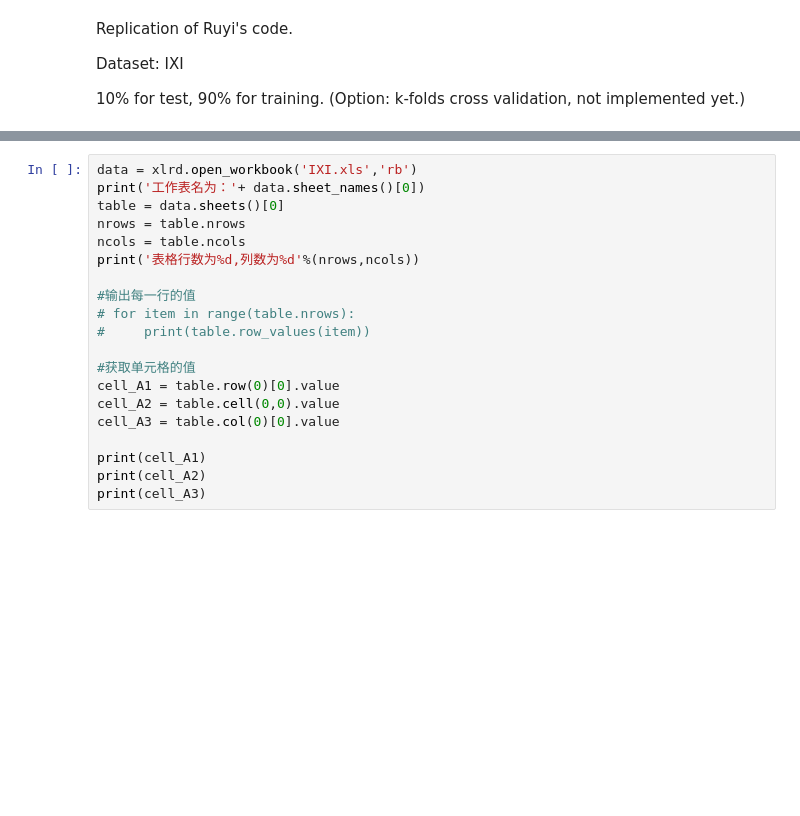
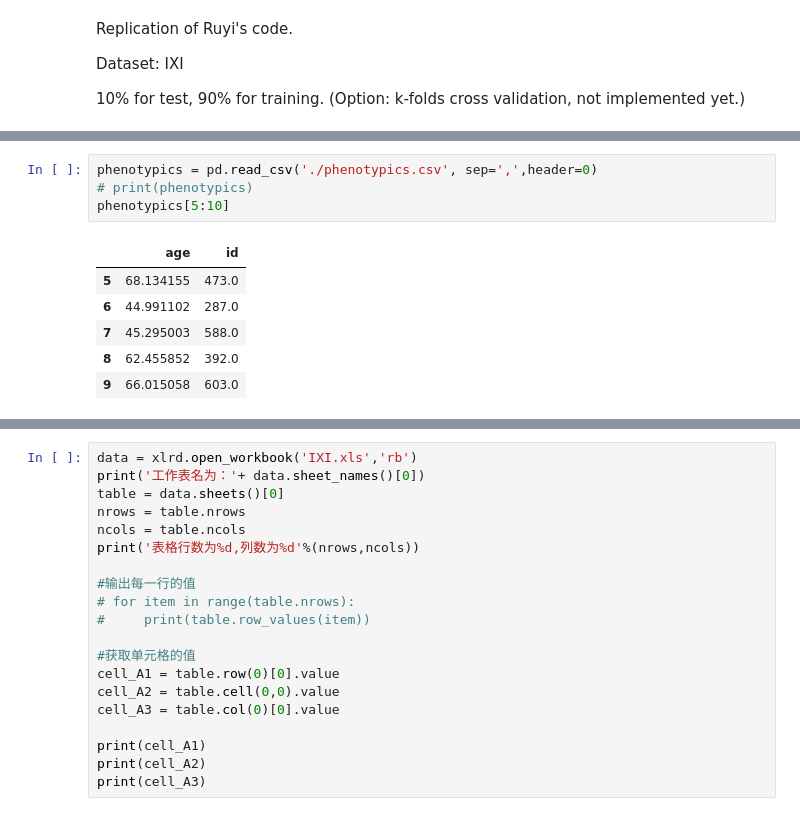
Before and after one commit to woodywff/age_prediction, a Jupyter notebook: demo1.1.ipynb, the cells around one changed output, grey strips where cells are left out. Cells and saved outputs as stored; diff of their text form; blank space fills up the shorter version.

```diff
--- a/demo1.1.ipynb
+++ b/demo1.1.ipynb
@@ -103,0 +346,11 @@ array([59.00342231, 41.7412731 , 34.01232033, 78.07255305, 34.47775496,
+# %%
+phenotypics = pd.read_csv('./phenotypics.csv', sep=',',header=0)
+# print(phenotypics)
+phenotypics[5:10]
+# %% [output]
+|  | age | id |
+| 5 | 68.134155 | 473.0 |
+| 6 | 44.991102 | 287.0 |
+| 7 | 45.295003 | 588.0 |
+| 8 | 62.455852 | 392.0 |
+| 9 | 66.015058 | 603.0 |
```
Also changed, not shown: parts of 10 cells of this notebook.
